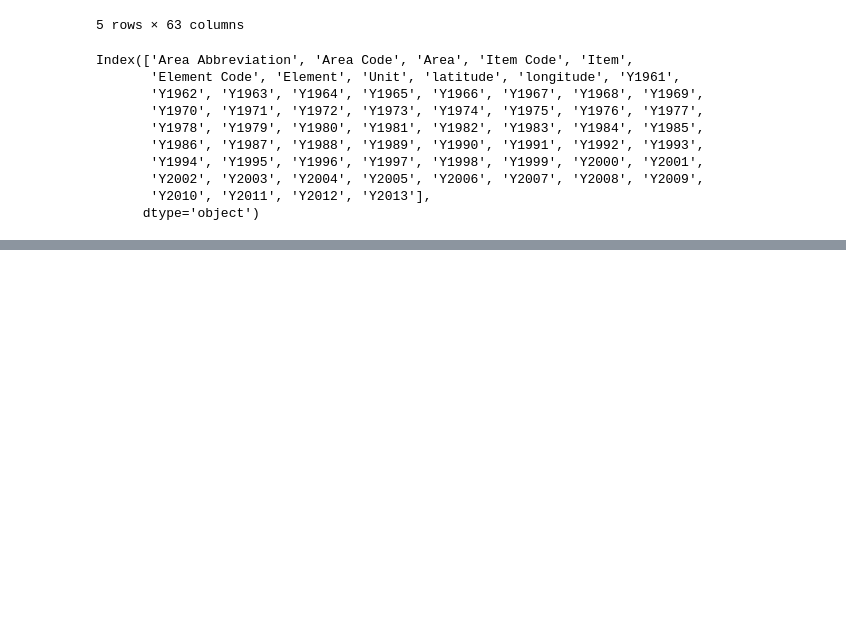
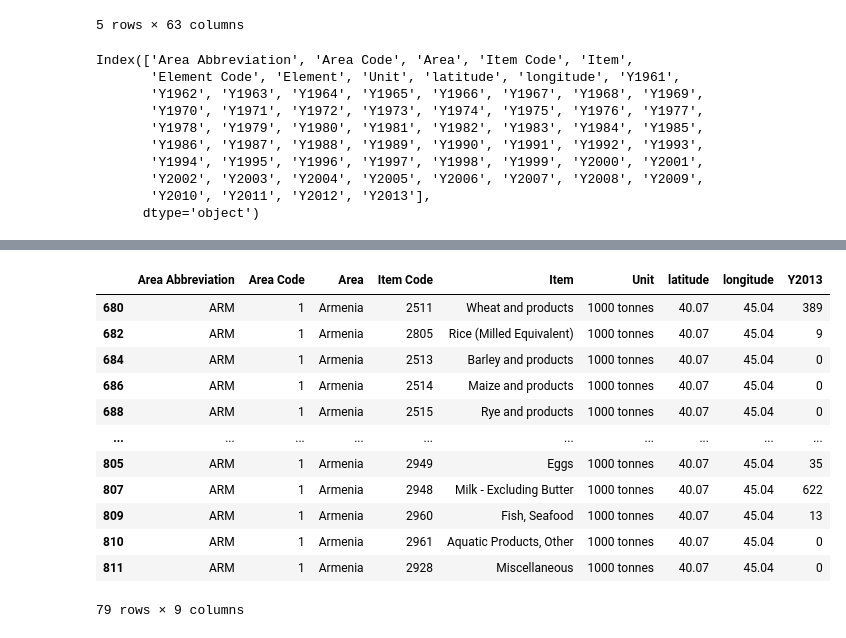
Before and after one commit to Reid-Taylor/TermProject, a Jupyter notebook: initial.ipynb, the cells around one changed output, grey strips where cells are left out. Cells and saved outputs as stored; diff of their text form; code cells hidden in the pictures; blank space fills up the shorter version.

```diff
--- a/initial.ipynb
+++ b/initial.ipynb
@@ -29,0 +164,16 @@ prod.columns[:8]
+# %%
+prod[prod["Area Code"] == 1]
+# %% [output]
+|  | Area Abbreviation | Area Code | Area | Item Code | Item | Unit | latitude | longitude | Y2013 |
+| 680 | ARM | 1 | Armenia | 2511 | Wheat and products | 1000 tonnes | 40.07 | 45.04 | 389 |
+| 682 | ARM | 1 | Armenia | 2805 | Rice (Milled Equivalent) | 1000 tonnes | 40.07 | 45.04 | 9 |
+| 684 | ARM | 1 | Armenia | 2513 | Barley and products | 1000 tonnes | 40.07 | 45.04 | 0 |
+| 686 | ARM | 1 | Armenia | 2514 | Maize and products | 1000 tonnes | 40.07 | 45.04 | 0 |
+| 688 | ARM | 1 | Armenia | 2515 | Rye and products | 1000 tonnes | 40.07 | 45.04 | 0 |
+| ... | ... | ... | ... | ... | ... | ... | ... | ... | ... |
+| 805 | ARM | 1 | Armenia | 2949 | Eggs | 1000 tonnes | 40.07 | 45.04 | 35 |
+| 807 | ARM | 1 | Armenia | 2948 | Milk - Excluding Butter | 1000 tonnes | 40.07 | 45.04 | 622 |
+| 809 | ARM | 1 | Armenia | 2960 | Fish, Seafood | 1000 tonnes | 40.07 | 45.04 | 13 |
+| 810 | ARM | 1 | Armenia | 2961 | Aquatic Products, Other | 1000 tonnes | 40.07 | 45.04 | 0 |
+| 811 | ARM | 1 | Armenia | 2928 | Miscellaneous | 1000 tonnes | 40.07 | 45.04 | 0 |
+79 rows × 9 columns
```
Also changed, not shown: parts of 17 cells of this notebook.
